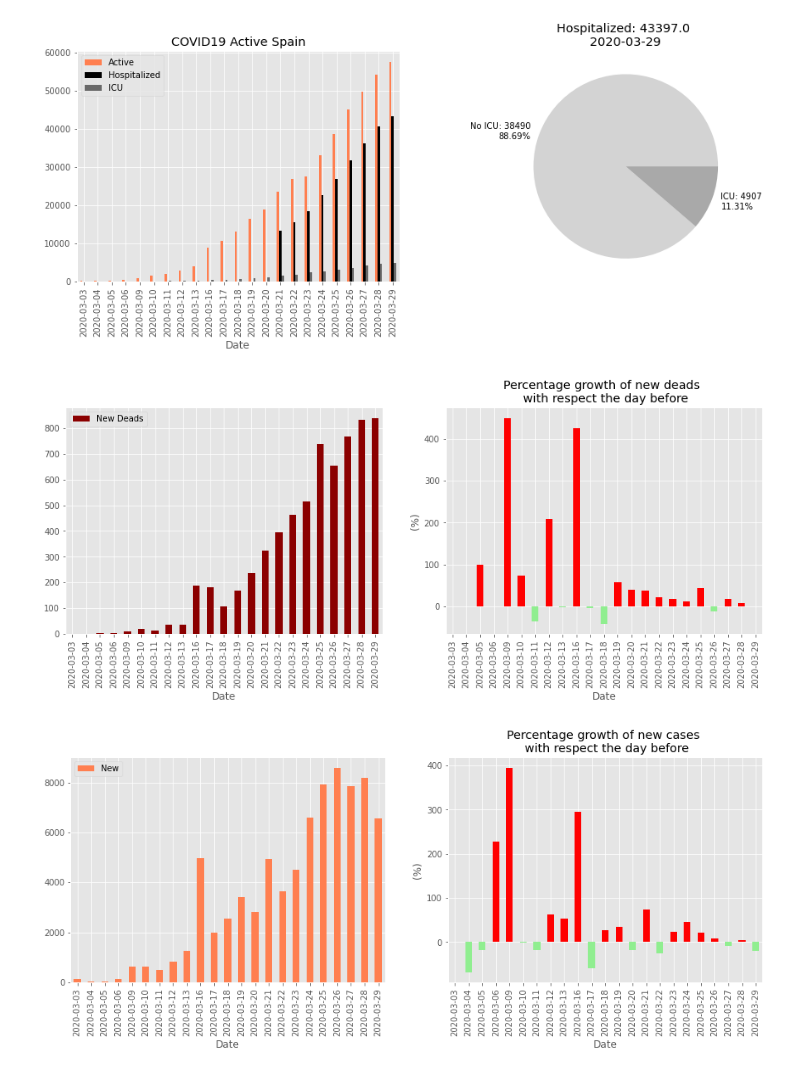
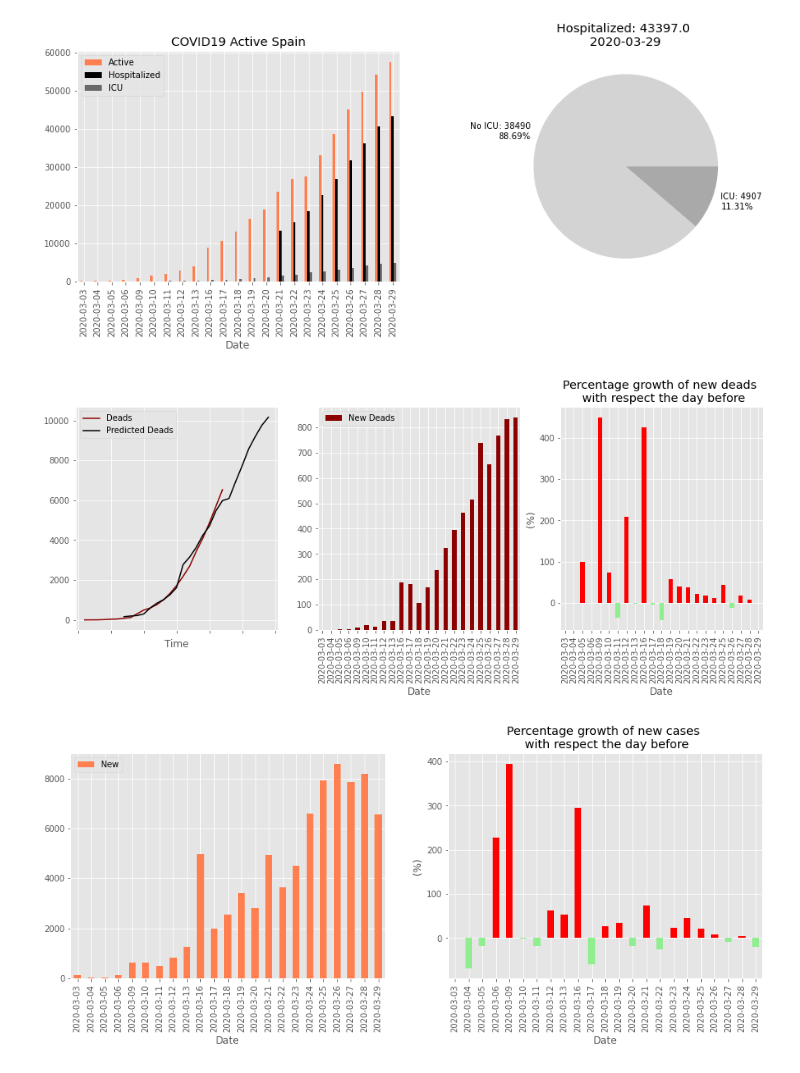
Before and after one commit to adelrio012/covid19_spain, a Jupyter notebook: COVID19_SPA_VISUAL.ipynb, the cells around one changed output. Saved outputs shown, nothing was run; the diff lists cells and outputs as text; code cells hidden in the pictures.

```diff
--- a/COVID19_SPA_VISUAL.ipynb
+++ b/COVID19_SPA_VISUAL.ipynb
@@ -119,32 +106,68 @@ plt.show()
 # %% [output]
 [figure]
 # %%
+ip=7#Disease outcome period
+
+#Building a Prediction Model for Deads
+idf=df_s.reset_index()
+x=[]
+for el in idf.loc[0:len(idf)-1-ip,'Active']:
+    x.append(el)
+y=[]
+for el in idf.loc[0+ip:len(idf),'Deads']:
+    y.append(el)
+pp=np.polyfit(np.log(x), np.log(y), 1, w=np.sqrt(y))#Prediction parameters
+
+
+#Plot Predicted Deads
+idf=df_s.reset_index()
+x=[]
+for el in idf.loc[:,'Active']:
+    x.append(el)
+y=[]
+for el in idf.loc[:,'Deads']:
+    y.append(el)
+
+p= list(np.exp(pp[1]) * np.exp(pp[0] * np.log(x))) #Prediction
+
+for i in range(ip):
+    x.append(float('nan'))
+    y.append(float('nan'))
+    p.insert(0,float('nan'))
+
+mdd=pd.DataFrame({'Active':x,'Deads':y,'Predicted Deads':p})
+
 d_1=0
 nwd=[]
 for d in (df_s['Deads']).fillna(0):
     nwd.append(d-d_1)
     d_1=d
 df_s['New Deads']=nwd
 g_1=0
 gr=[]
 for g in df_s['New Deads']:
     if(g_1==0):
         gr.append(0)
     else:
         gr.append(((g-g_1)/g_1)*100)
     g_1=g
 df_s['New Deads Growth Rate']=gr
-fig, axes = plt.subplots(nrows=1,ncols=2,figsize=(15,5))
-df_s.fillna(0).reset_index().plot.bar(ax=axes[0],x='Date',color='darkred',y=['New Deads'],grid=True)
 
+fig, axes = plt.subplots(nrows=1,ncols=3,figsize=(15,5))
+
+mdd.reset_index().plot(ax=axes[0], y=['Deads','Predicted Deads'],color=['darkred','k'],grid=True)
+axes[0].set_xticklabels([])
+axes[0].set_xlabel('Time')
+df_s.fillna(0).reset_index().plot.bar(ax=axes[1],x='Date',color='darkred',y=['New Deads'],grid=True)
 idf=df_s
 idf['sign'] = df_s['New Deads Growth Rate']> 0
 (idf.reset_index('Region'))['New Deads Growth Rate'].plot(kind='bar',color=idf.sign.map({True:'red',False:'lightgreen'}))
-axes[1].set_ylabel('(%)')
-axes[1].set_title('Percentage growth of new deads \n with respect the day before')
+axes[2].set_ylabel('(%)')
+axes[2].set_title('Percentage growth of new deads \n with respect the day before')
+
 plt.show()
 # %% [output]
-[figure, old version]
+[figure, new version]
 # %%
 t_1=0
 nw=[]
```
Also changed, not shown: parts of 5 cells of this notebook, 1 other file.
